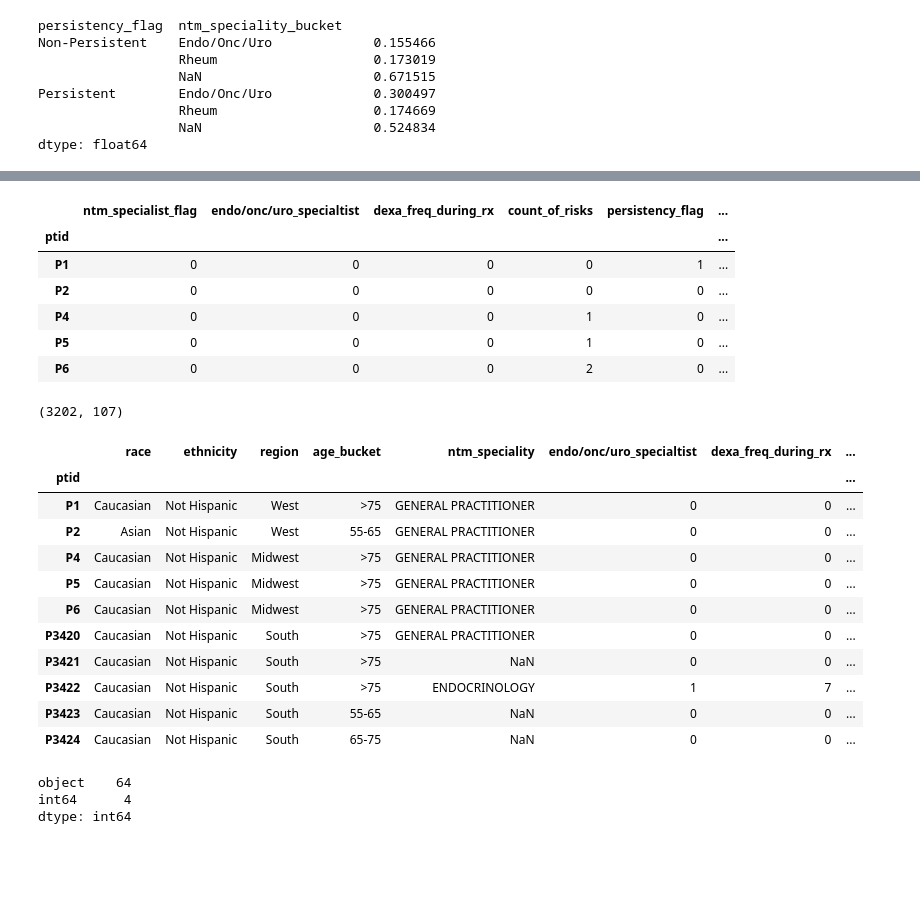
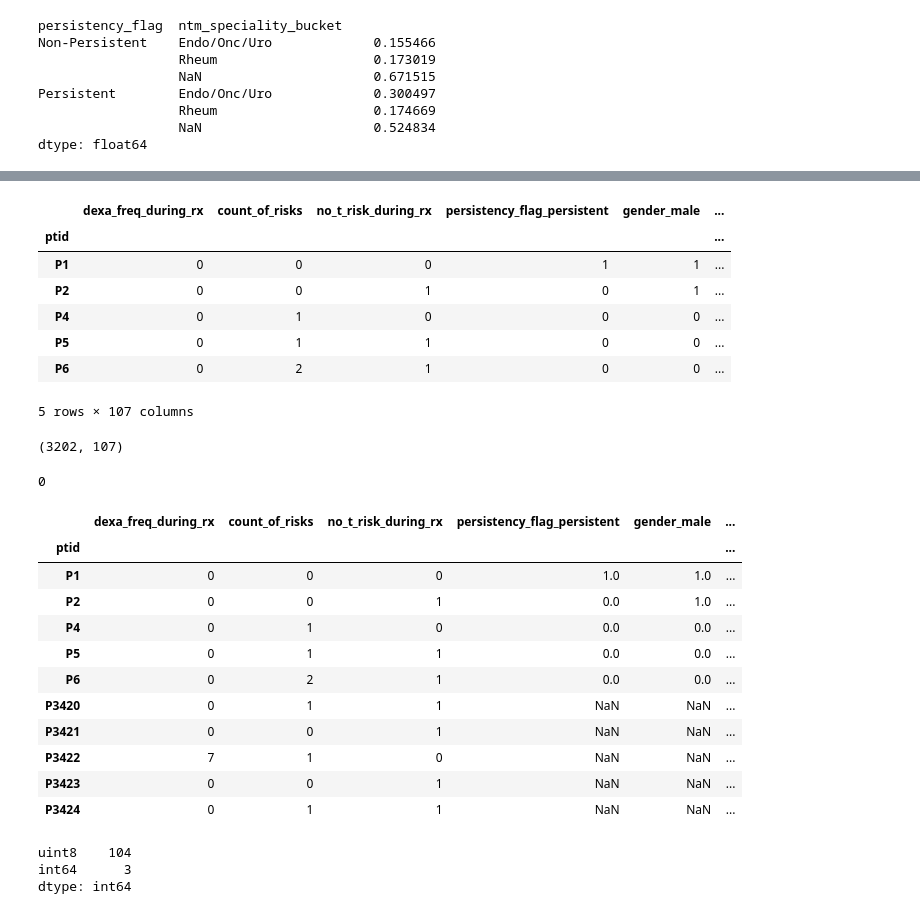
Before and after one commit to rambles-tech/DG_virtual_internship, a Jupyter notebook: week09/EDA.ipynb, the cells around one changed output, grey strips where cells are left out. Cells and saved outputs as stored; diff of their text form; code cells hidden in the pictures; blank space fills up the shorter version.

```diff
--- a/week09/EDA.ipynb
+++ b/week09/EDA.ipynb
@@ -461,0 +470,3 @@ df.rename(columns={"ntm_speciality_bucket": "Endo/Onc/Uro_specialtist"}, inplace
+# %%
+df.ntm_speciality.fillna(df.ntm_speciality.mode().iloc[0], inplace=True)
+df.ntm_speciality.isna().sum()
@@ -461,0 +477,3 @@ df.rename(columns={"ntm_speciality_bucket": "Endo/Onc/Uro_specialtist"}, inplace
+# %%
+fields_to_change = ['change_t_score', 'risk_segment_during_rx', 'tscore_bucket_during_rx']
+df[fields_to_change].isna().sum()
@@ -461,0 +485,3 @@ df.rename(columns={"ntm_speciality_bucket": "Endo/Onc/Uro_specialtist"}, inplace
+# %%
+for field in fields_to_change:
+    df[field].fillna('no_t_risk_during_rx', inplace=True)
@@ -518,7 +533,7 @@ Name: ntm_speciality, dtype: int64
 # %%
 # hot encode categorical columns
 #cat_df = pd.get_dummies(df[bin_columns], drop_first= True )
-cat_df = pd.get_dummies(df, drop_first= True )
+encoded_df = pd.get_dummies(df, drop_first= True )
 
 # # drop categorical columns from original df
 # df = df.drop(bin_columns, axis=1)
@@ -527,37 +542,41 @@ cat_df = pd.get_dummies(df, drop_first= True )
 # df = pd.concat((df, cat_df), axis = 1)
 
 # Now clean up column names
-cat_df.columns = cat_df.columns.str.lower()
-cat_df.columns = [s[:-2] if s.endswith('_y') else s for s in cat_df.columns ]
-
-
-cat_df=cat_df.rename(columns = {'persistency_flag_persistent':'persistency_flag'})
-cat_df.head()
+encoded_df.columns = encoded_df.columns.str.lower()
+#cat_df.columns = [s[:-2] if s.endswith('_y') else s for s in cat_df.columns ]
+#cat_df=cat_df.rename(columns = {'persistency_flag_persistent':'persistency_flag'})
+encoded_df.head()
 # %% [output]
-|  | ntm_specialist_flag | endo/onc/uro_specialtist | dexa_freq_during_rx | count_of_risks | persistency_flag | ... |
+|  | dexa_freq_during_rx | count_of_risks | no_t_risk_during_rx | persistency_flag_persistent | gender_male | ... |
 | ptid |  |  |  |  |  | ... |
-| P1 | 0 | 0 | 0 | 0 | 1 | ... |
-| P2 | 0 | 0 | 0 | 0 | 0 | ... |
-| P4 | 0 | 0 | 0 | 1 | 0 | ... |
-| P5 | 0 | 0 | 0 | 1 | 0 | ... |
-| P6 | 0 | 0 | 0 | 2 | 0 | ... |
+| P1 | 0 | 0 | 0 | 1 | 1 | ... |
+| P2 | 0 | 0 | 1 | 0 | 1 | ... |
+| P4 | 0 | 1 | 0 | 0 | 0 | ... |
+| P5 | 0 | 1 | 1 | 0 | 0 | ... |
+| P6 | 0 | 2 | 1 | 0 | 0 | ... |
+5 rows × 107 columns
-# %%
-cat_df.shape
-# %% [output]
-(3202, 107)
+# %%
+encoded_df.shape # Expected fields
+# %% [output]
+(3202, 107)
+# %%
+encoded_df.isna().sum().sum()
+# %% [output]
+0
 # %%
 pd.set_option('display.max_columns', None)
-pd.concat((df.head(), df.tail()), axis = 0)
+pd.set_option('display.max_rows', None)
+pd.concat((encoded_df.head(), df.tail()), axis = 0)
 # %% [output]
-|  | race | ethnicity | region | age_bucket | ntm_speciality | endo/onc/uro_specialtist | dexa_freq_during_rx | ... |
-| ptid |  |  |  |  |  |  |  | ... |
-| P1 | Caucasian | Not Hispanic | West | >75 | GENERAL PRACTITIONER | 0 | 0 | ... |
-| P2 | Asian | Not Hispanic | West | 55-65 | GENERAL PRACTITIONER | 0 | 0 | ... |
-| P4 | Caucasian | Not Hispanic | Midwest | >75 | GENERAL PRACTITIONER | 0 | 0 | ... |
-| P5 | Caucasian | Not Hispanic | Midwest | >75 | GENERAL PRACTITIONER | 0 | 0 | ... |
-| P6 | Caucasian | Not Hispanic | Midwest | >75 | GENERAL PRACTITIONER | 0 | 0 | ... |
-| P3420 | Caucasian | Not Hispanic | South | >75 | GENERAL PRACTITIONER | 0 | 0 | ... |
-| P3421 | Caucasian | Not Hispanic | South | >75 | NaN | 0 | 0 | ... |
-| P3422 | Caucasian | Not Hispanic | South | >75 | ENDOCRINOLOGY | 1 | 7 | ... |
-| P3423 | Caucasian | Not Hispanic | South | 55-65 | NaN | 0 | 0 | ... |
-| P3424 | Caucasian | Not Hispanic | South | 65-75 | NaN | 0 | 0 | ... |
+|  | dexa_freq_during_rx | count_of_risks | no_t_risk_during_rx | persistency_flag_persistent | gender_male | ... |
+| ptid |  |  |  |  |  | ... |
+| P1 | 0 | 0 | 0 | 1.0 | 1.0 | ... |
+| P2 | 0 | 0 | 1 | 0.0 | 1.0 | ... |
+| P4 | 0 | 1 | 0 | 0.0 | 0.0 | ... |
+| P5 | 0 | 1 | 1 | 0.0 | 0.0 | ... |
+| P6 | 0 | 2 | 1 | 0.0 | 0.0 | ... |
+| P3420 | 0 | 1 | 1 | NaN | NaN | ... |
+| P3421 | 0 | 0 | 1 | NaN | NaN | ... |
+| P3422 | 7 | 1 | 0 | NaN | NaN | ... |
+| P3423 | 0 | 0 | 1 | NaN | NaN | ... |
+| P3424 | 0 | 1 | 1 | NaN | NaN | ... |
@@ -566,7 +583,7 @@ pd.set_option('display.max_rows', None)
 # %%
-df.dtypes.value_counts()
+encoded_df.dtypes.value_counts()
 # %% [output]
-object    64
-int64      4
+uint8    104
+int64      3
 dtype: int64
 # %%
```
Also changed, not shown: parts of 117 cells of this notebook, 1 other file.
